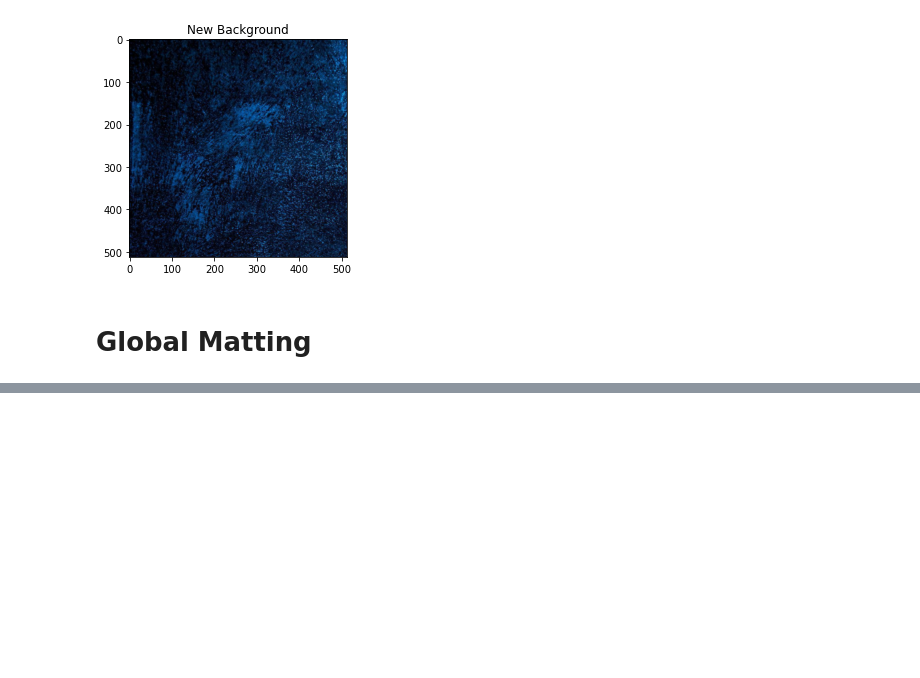
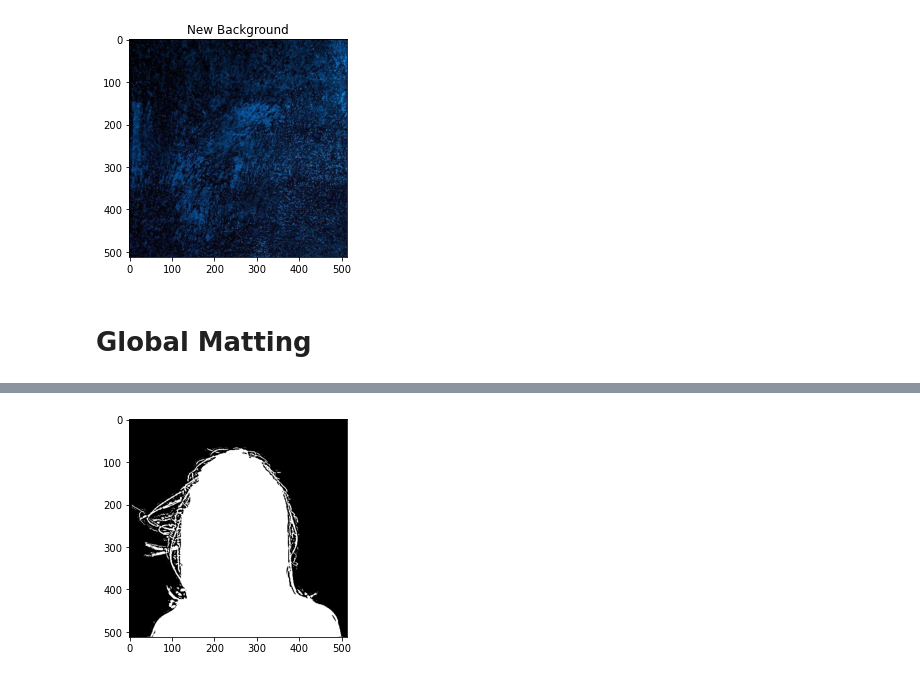
Before and after one commit to avani17101/Poisson-Matting, a Jupyter notebook: src/Global_Matting.ipynb, the cells around one changed output, grey strips where cells are left out. Saved outputs shown, nothing was run; the diff lists cells and outputs as text; code cells hidden in the pictures; blank space fills up the shorter version.

```diff
--- a/src/Global_Matting.ipynb
+++ b/src/Global_Matting.ipynb
@@ -157 +113,5 @@ b = d2y + d2x
+# %%
+d2alpha = d2y_alpha + d2x_alpha
+# %%
+estimate_alpha = mask_fg + 0.5*mask_unknown
 # %%
@@ -191 +135,6 @@ I = α F + (1 − α )B
+# %%
+plt.imshow(alpha,cmap='gray')
+plt.show()
+# %% [output]
+[figure, added]
 # %%
```
Also changed, not shown: parts of 22 cells of this notebook, 1 other file.
